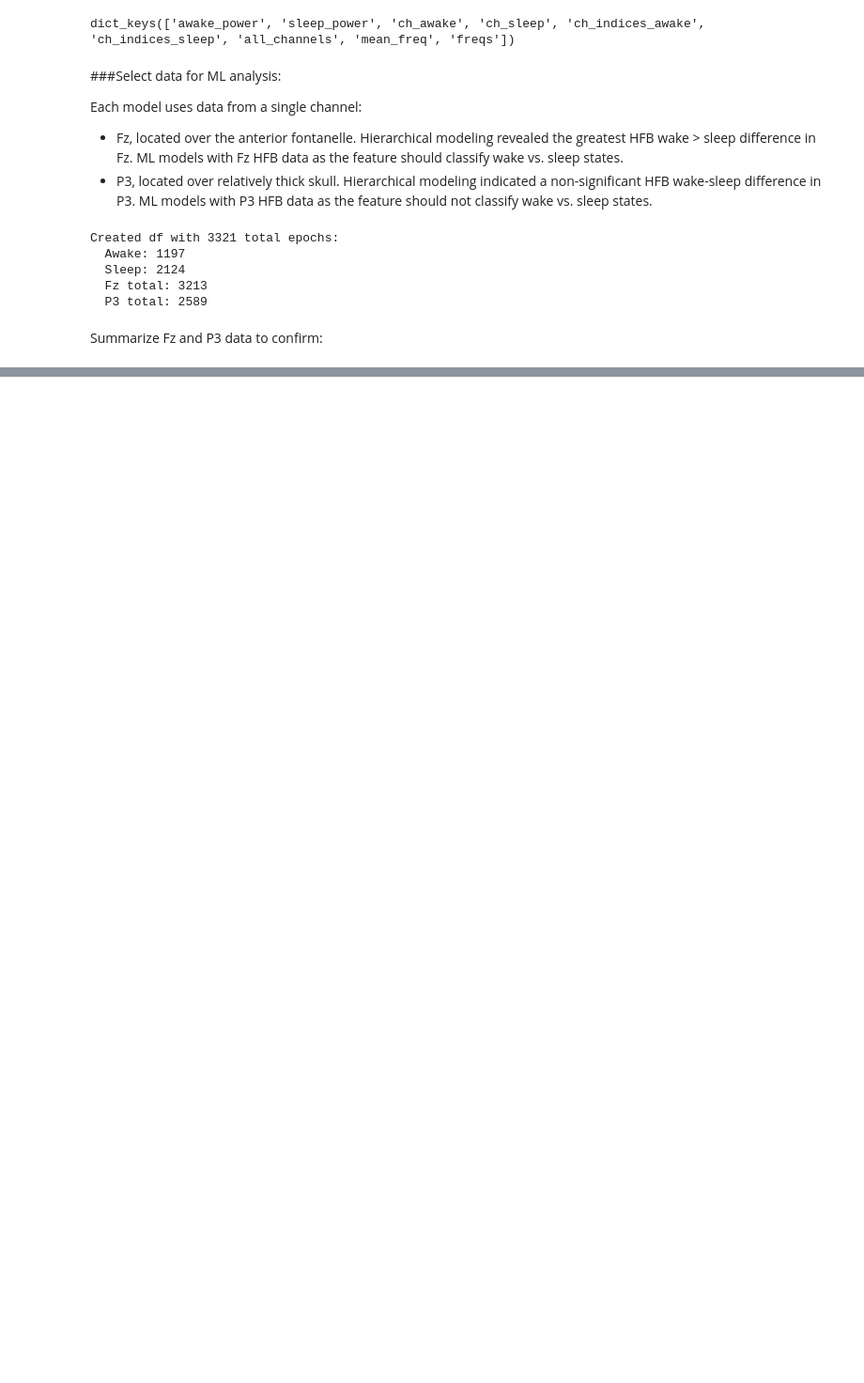
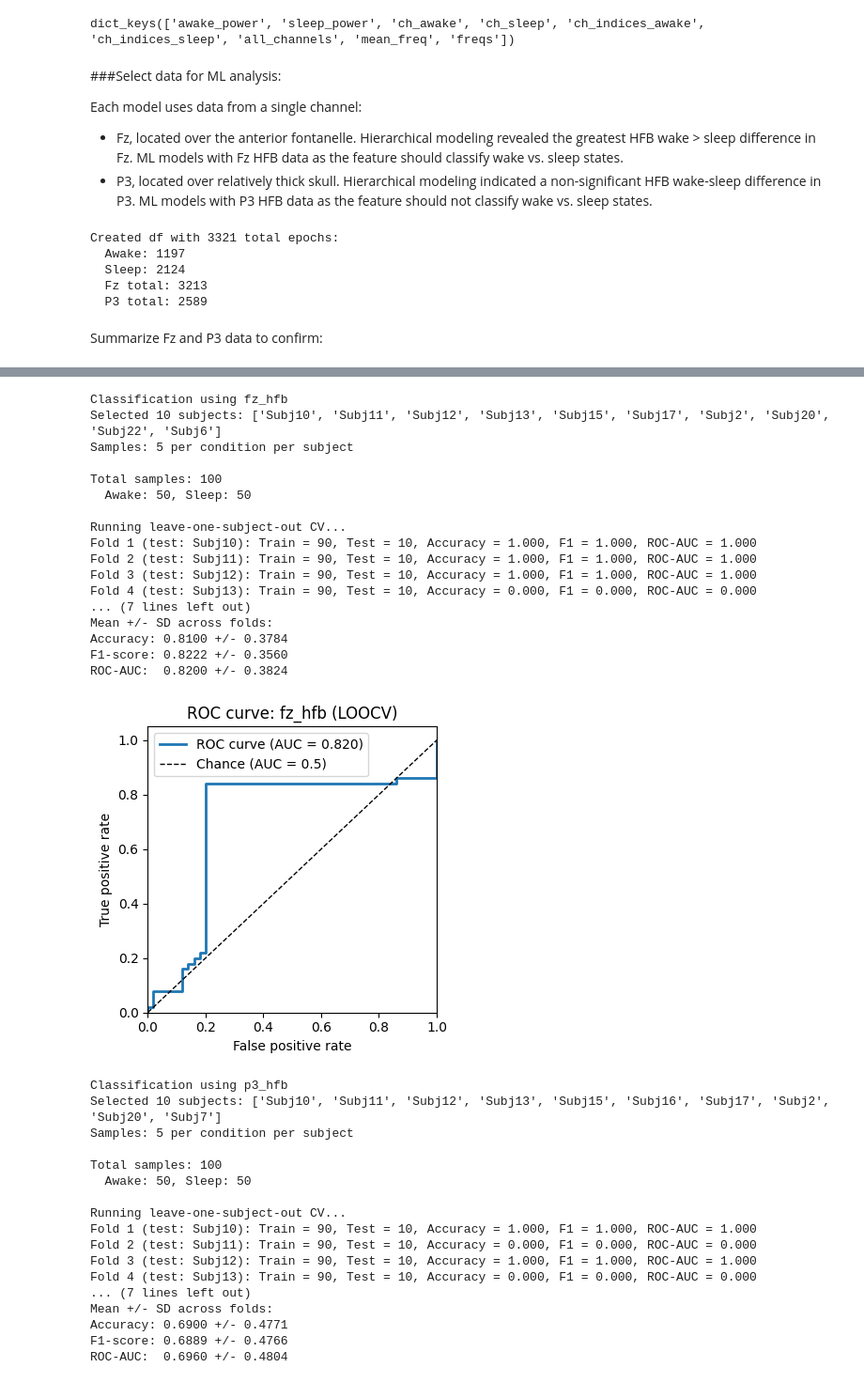
Before and after one commit to elizljohnson-projects/project-eeg-infant-high-freq-ml, a Jupyter notebook: infant_hfb_ml.ipynb, the cells around one changed output, grey strips where cells are left out. Shown: that part at 94% size. Cells and saved outputs as stored; diff of their text form; code cells hidden in the pictures; blank space fills up the shorter version.

```diff
--- a/infant_hfb_ml.ipynb
+++ b/infant_hfb_ml.ipynb
@@ -346,0 +410,40 @@ ROC-AUC:  0.2680 +/- 0.1100
+# %%
+# run LOOCV
+fz_results_loocv = classify_loocv_standardized(df, channel = 'fz_hfb', n_subj = 10, n_per_cond = 5)
+p3_results_loocv = classify_loocv_standardized(df, channel = 'p3_hfb', n_subj = 10, n_per_cond = 5)
+# %% [output]
+Classification using fz_hfb
+Selected 10 subjects: ['Subj10', 'Subj11', 'Subj12', 'Subj13', 'Subj15', 'Subj17', 'Subj2', 'Subj20', 'Subj22', 'Subj6']
+Samples: 5 per condition per subject
+
+Total samples: 100
+  Awake: 50, Sleep: 50
+
+Running leave-one-subject-out CV...
+Fold 1 (test: Subj10): Train = 90, Test = 10, Accuracy = 1.000, F1 = 1.000, ROC-AUC = 1.000
+Fold 2 (test: Subj11): Train = 90, Test = 10, Accuracy = 1.000, F1 = 1.000, ROC-AUC = 1.000
+Fold 3 (test: Subj12): Train = 90, Test = 10, Accuracy = 1.000, F1 = 1.000, ROC-AUC = 1.000
+Fold 4 (test: Subj13): Train = 90, Test = 10, Accuracy = 0.000, F1 = 0.000, ROC-AUC = 0.000
+... (7 lines left out)
+Mean +/- SD across folds:
+Accuracy: 0.8100 +/- 0.3784
+F1-score: 0.8222 +/- 0.3560
+ROC-AUC:  0.8200 +/- 0.3824
+[figure, added]
+Classification using p3_hfb
+Selected 10 subjects: ['Subj10', 'Subj11', 'Subj12', 'Subj13', 'Subj15', 'Subj16', 'Subj17', 'Subj2', 'Subj20', 'Subj7']
+Samples: 5 per condition per subject
+
+Total samples: 100
+  Awake: 50, Sleep: 50
+
+Running leave-one-subject-out CV...
+Fold 1 (test: Subj10): Train = 90, Test = 10, Accuracy = 1.000, F1 = 1.000, ROC-AUC = 1.000
+Fold 2 (test: Subj11): Train = 90, Test = 10, Accuracy = 0.000, F1 = 0.000, ROC-AUC = 0.000
+Fold 3 (test: Subj12): Train = 90, Test = 10, Accuracy = 1.000, F1 = 1.000, ROC-AUC = 1.000
+Fold 4 (test: Subj13): Train = 90, Test = 10, Accuracy = 0.000, F1 = 0.000, ROC-AUC = 0.000
+... (7 lines left out)
+Mean +/- SD across folds:
+Accuracy: 0.6900 +/- 0.4771
+F1-score: 0.6889 +/- 0.4766
+ROC-AUC:  0.6960 +/- 0.4804
```
Also changed, not shown: parts of 16 cells of this notebook, 1 other file.
